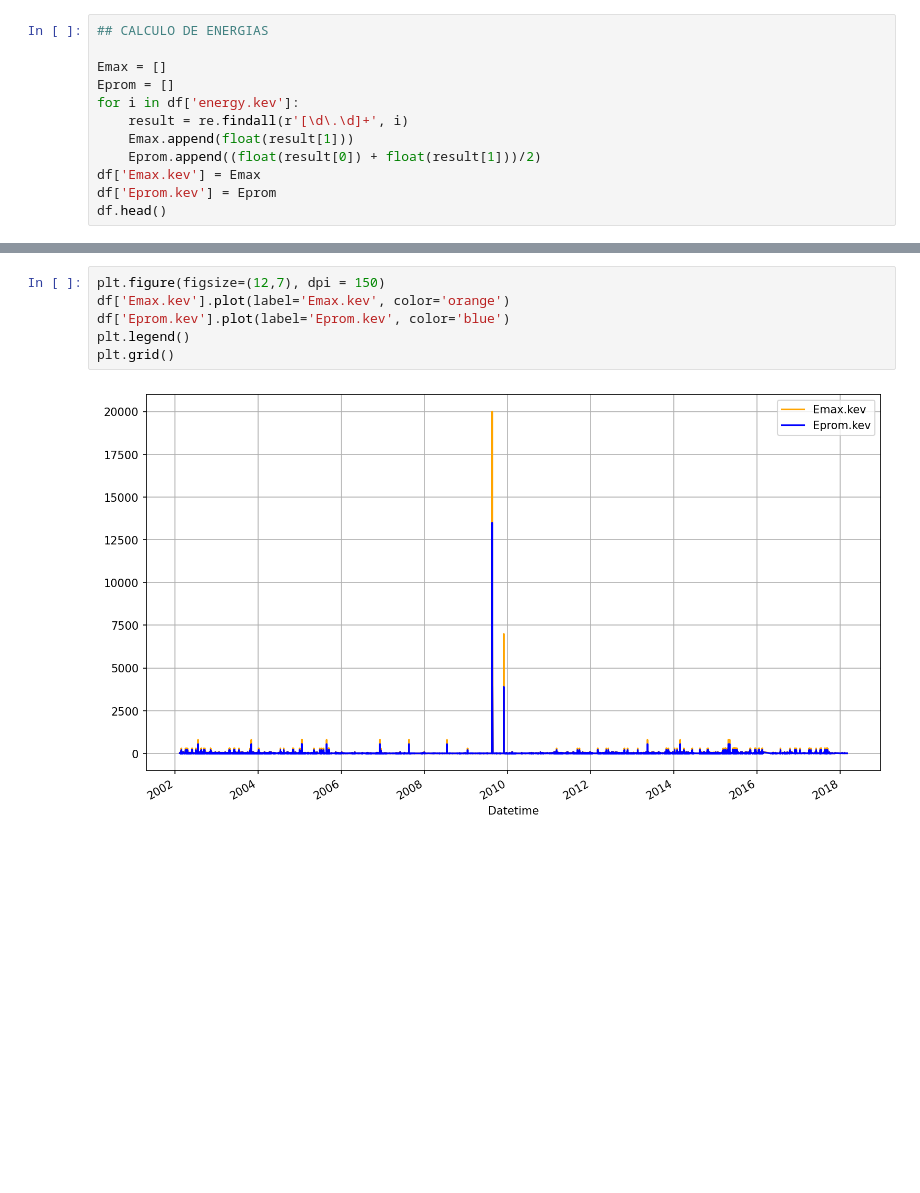
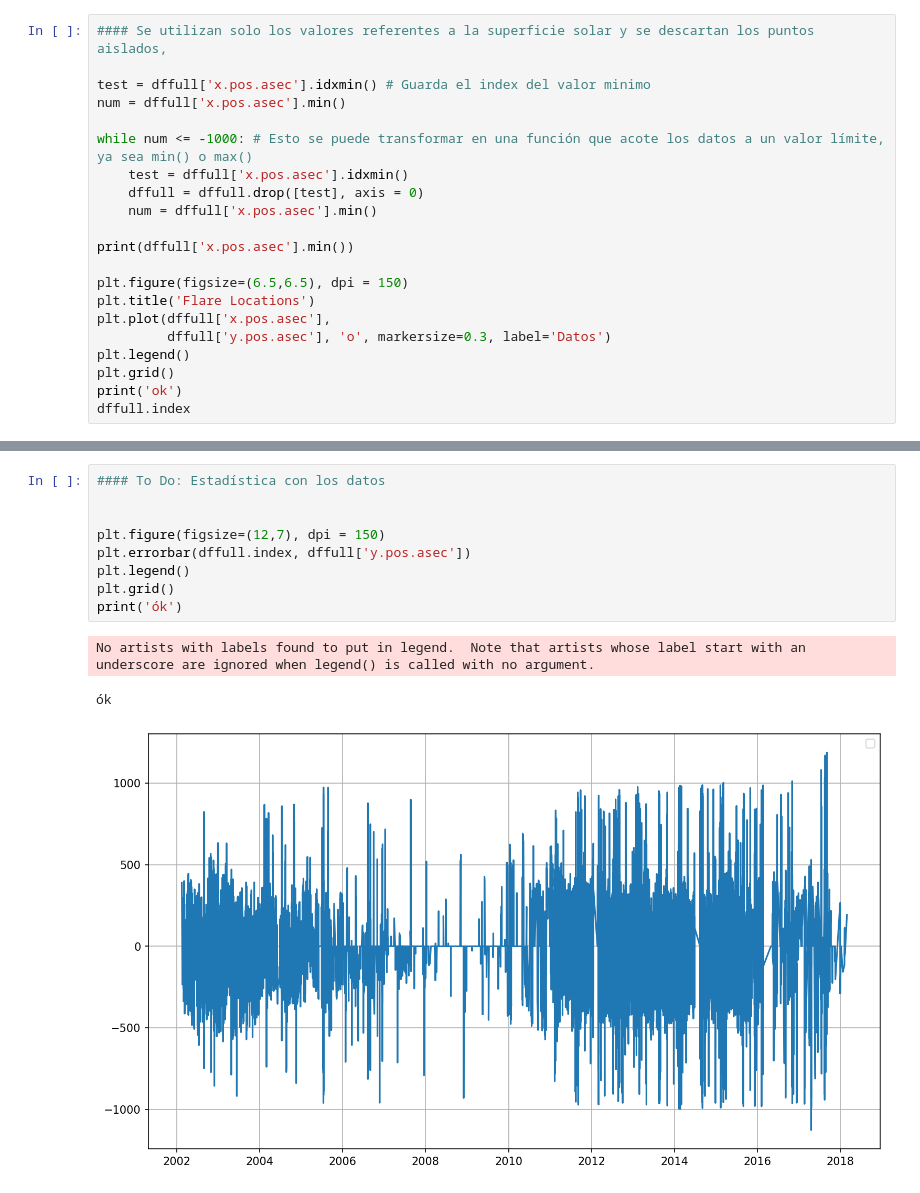
Before and after one commit to Exploratory-Data-Analiysis/Exam_1, a Jupyter notebook: ParcialFC.ipynb, the cells around one changed output, grey strips where cells are left out. Drawn from its saved outputs; the diff is of its cells as text; blank space fills up the shorter version.

```diff
--- a/ParcialFC.ipynb
+++ b/ParcialFC.ipynb
@@ -88,13 +107,22 @@ dfn
 # %%
-## CALCULO DE ENERGIAS
+#### Se utilizan solo los valores referentes a la superficie solar y se descartan los puntos aislados,
 
-Emax = []
-Eprom = []
-for i in df['energy.kev']:
-    result = re.findall(r'[\d\.\d]+', i)
-    Emax.append(float(result[1]))
-    Eprom.append((float(result[0]) + float(result[1]))/2)
-df['Emax.kev'] = Emax
-df['Eprom.kev'] = Eprom
-df.head()
+test = dffull['x.pos.asec'].idxmin() # Guarda el index del valor minimo
+num = dffull['x.pos.asec'].min()
+
+while num <= -1000: # Esto se puede transformar en una función que acote los datos a un valor límite, ya sea min() o max()
+    test = dffull['x.pos.asec'].idxmin()
+    dffull = dffull.drop([test], axis = 0)
+    num = dffull['x.pos.asec'].min()
+
+print(dffull['x.pos.asec'].min())
+
+plt.figure(figsize=(6.5,6.5), dpi = 150)
+plt.title('Flare Locations')
+plt.plot(dffull['x.pos.asec'],
+         dffull['y.pos.asec'], 'o', markersize=0.3, label='Datos')
+plt.legend()
+plt.grid()
+print('ok')
+dffull.index
 # %% [output]
@@ -108,9 +144,14 @@ df.head()
 # %%
+#### To Do: Estadística con los datos
+
+
 plt.figure(figsize=(12,7), dpi = 150)
-df['Emax.kev'].plot(label='Emax.kev', color='orange')
-df['Eprom.kev'].plot(label='Eprom.kev', color='blue')
+plt.errorbar(dffull.index, dffull['y.pos.asec'])
 plt.legend()
 plt.grid()
+print('ók')
 # %% [output]
+No artists with labels found to put in legend.  Note that artists whose label start with an underscore are ignored when legend() is called with no argument.
+ók
-[figure, old version]
+[figure, new version]
 # %%
```
Also changed, not shown: parts of 7 cells of this notebook.
